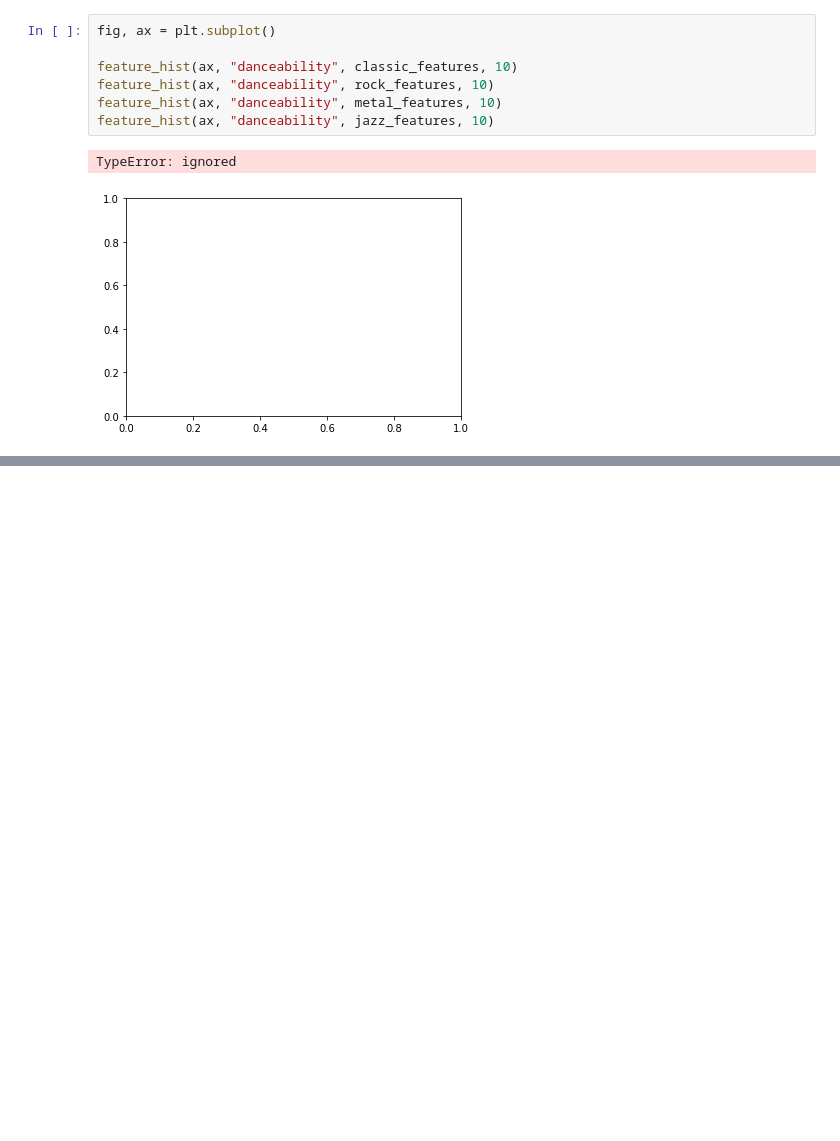
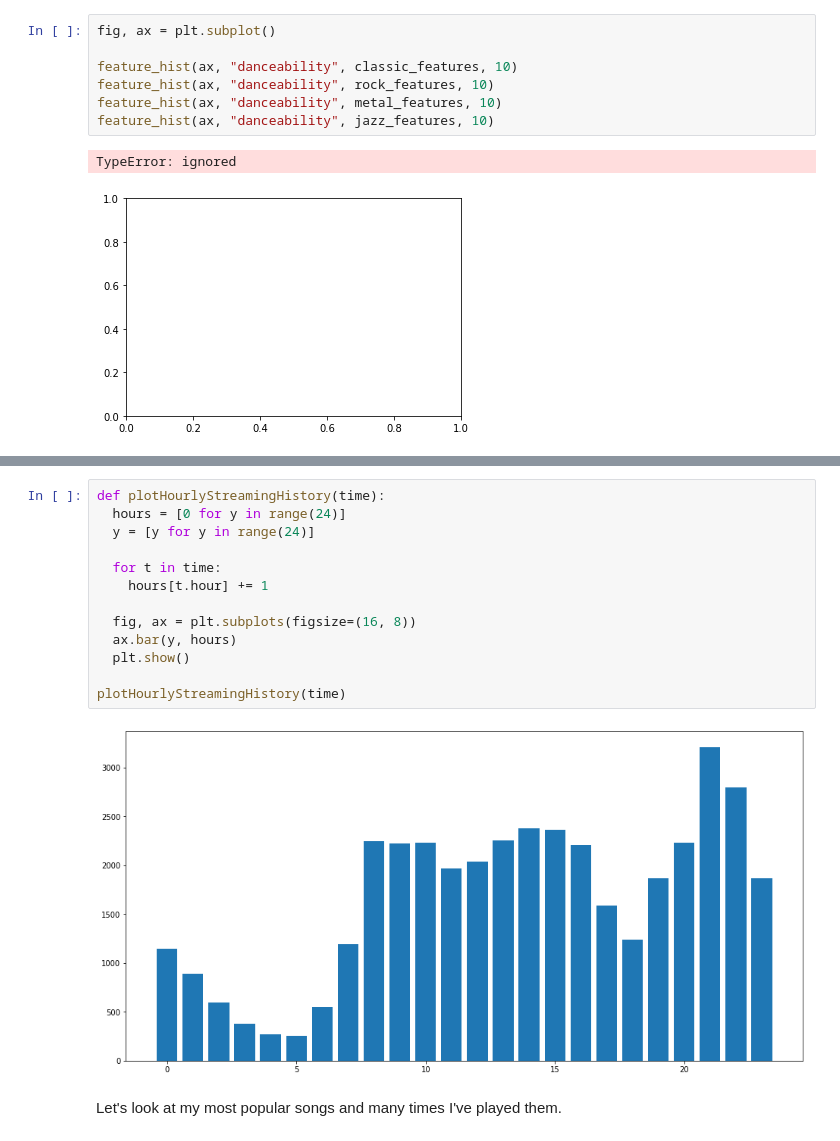
Before and after one commit to TimoBl/Spotify-Data-Analysis, a Jupyter notebook: Spotify_Data_Analysis.ipynb, the cells around one changed output, grey strips where cells are left out. Saved outputs shown, nothing was run; the diff lists cells and outputs as text; blank space fills up the shorter version.

```diff
--- a/Spotify_Data_Analysis.ipynb
+++ b/Spotify_Data_Analysis.ipynb
@@ -112,0 +158,17 @@ TypeError: ignored
+# %%
+def plotHourlyStreamingHistory(time):
+  hours = [0 for y in range(24)]
+  y = [y for y in range(24)]
+
+  for t in time:
+    hours[t.hour] += 1
+
+  fig, ax = plt.subplots(figsize=(16, 8))
+  ax.bar(y, hours)
+  plt.show()
+
+plotHourlyStreamingHistory(time)
+# %% [output]
+[figure, added]
+# %% [markdown]
+Let's look at my most popular songs and many times I've played them.
```
Also changed, not shown: parts of 6 cells of this notebook.
